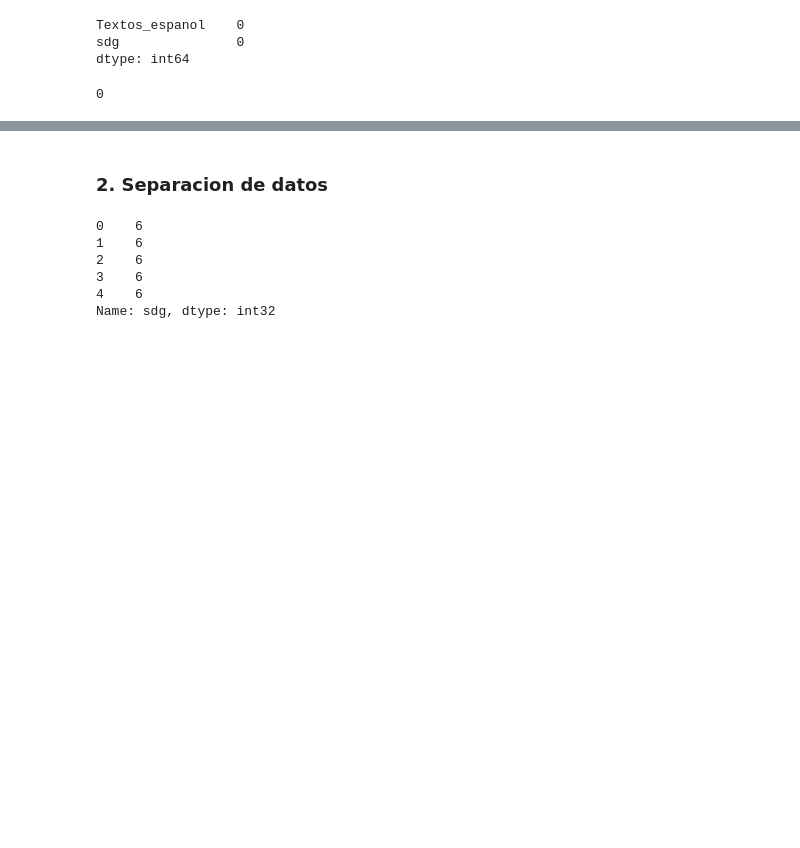
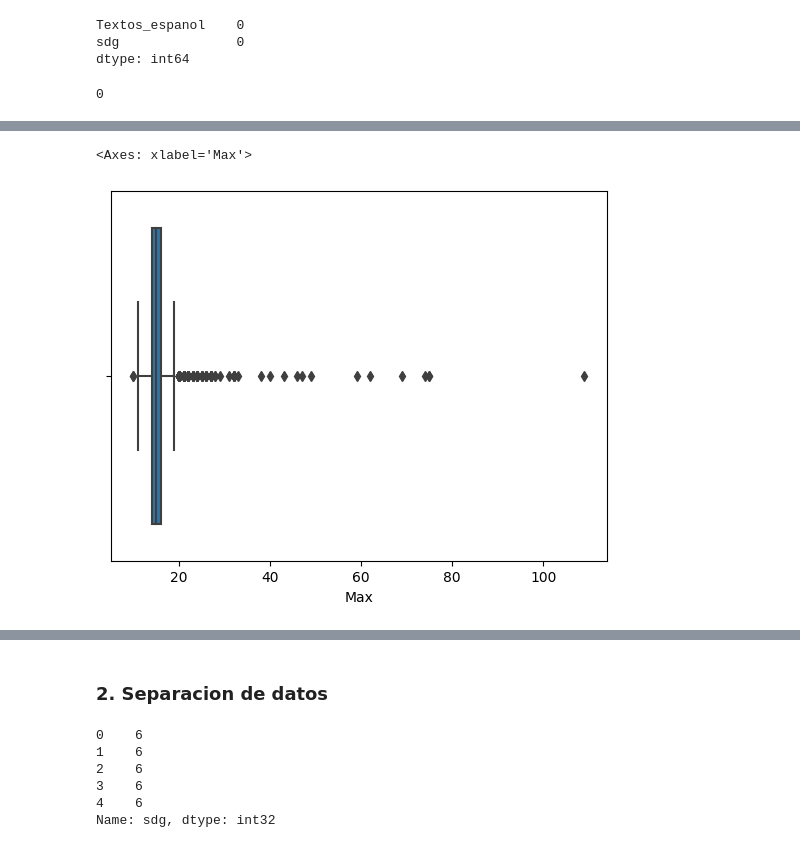
Before and after one commit to ernestocpc/Proyecto1-BI, a Jupyter notebook: contexto.ipynb, the cells around one changed output, grey strips where cells are left out. Saved outputs shown, nothing was run; the diff lists cells and outputs as text; code cells hidden in the pictures; blank space fills up the shorter version.

```diff
--- a/contexto.ipynb
+++ b/contexto.ipynb
@@ -62,0 +93,5 @@ df.duplicated().sum()
+# %%
+sns.boxplot(x=df['Max'])
+# %% [output]
+<Axes: xlabel='Max'>
+[figure, added]
```
Also changed, not shown: parts of 24 cells of this notebook.
